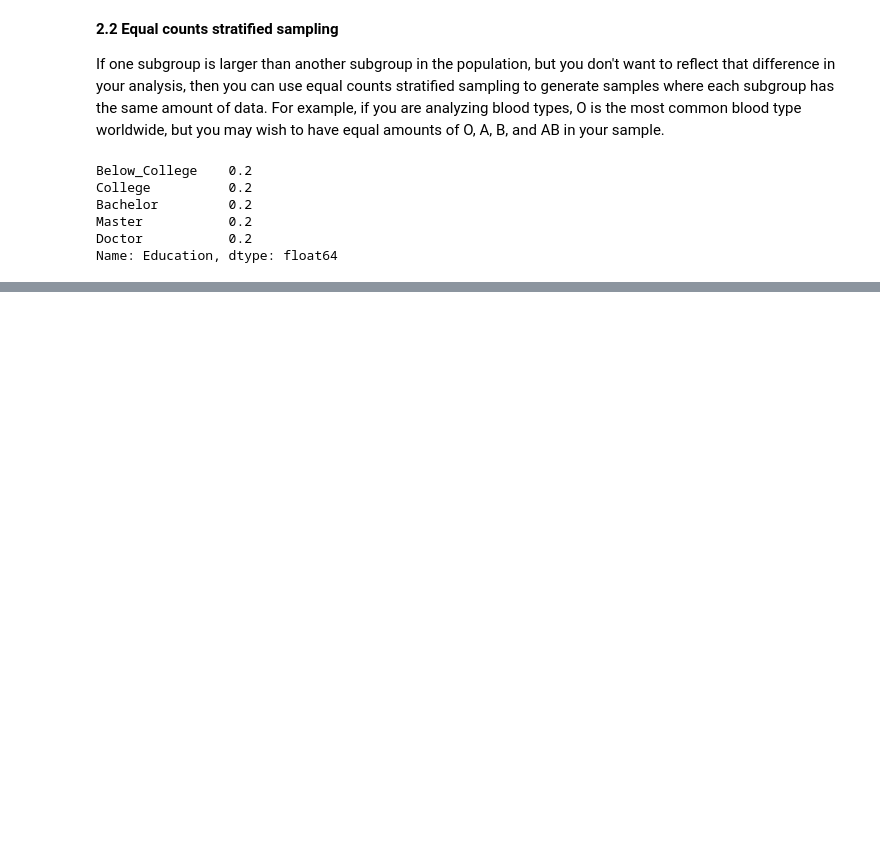
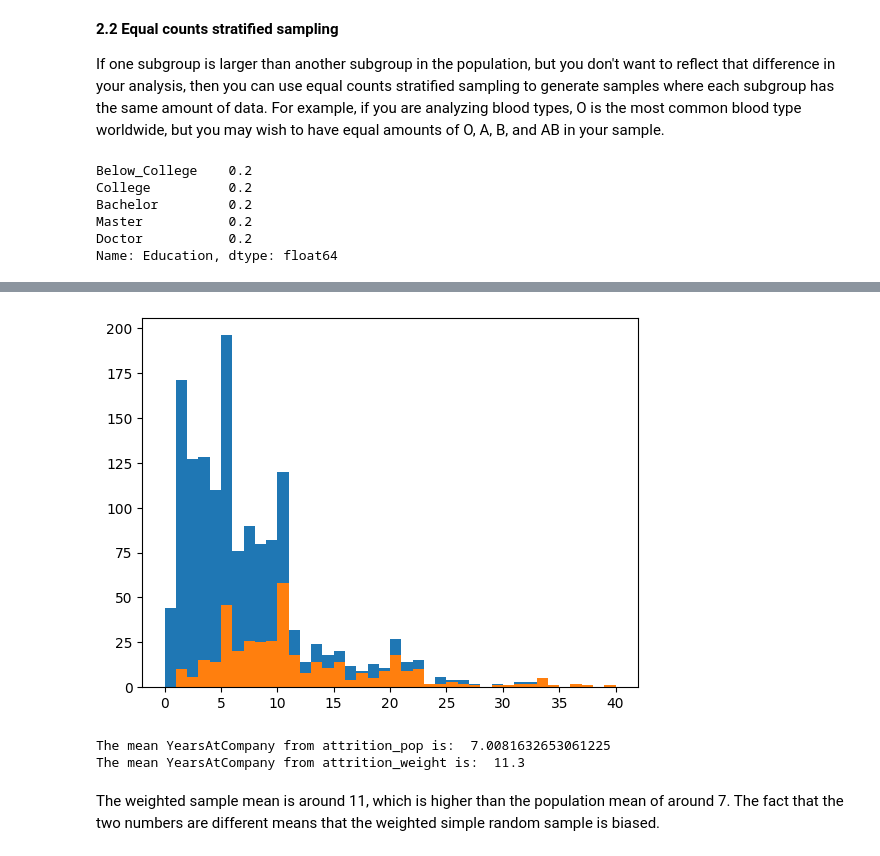
Before and after one commit to yazanhannun/Sampling-in-Python, a Jupyter notebook: 2_Sampling Methods.ipynb, the cells around one changed output, grey strips where cells are left out. Saved outputs shown, nothing was run; the diff lists cells and outputs as text; code cells hidden in the pictures; blank space fills up the shorter version.

```diff
--- a/2_Sampling Methods.ipynb
+++ b/2_Sampling Methods.ipynb
@@ -231,0 +276,16 @@ Name: Education, dtype: float64
+# %%
+# Plot YearsAtCompany from attrition_pop as a histogram
+plt.style.use("default")
+fig, ax = plt.subplots()
+ax.hist(attrition_pop['YearsAtCompany'], bins=np.arange(0, 41, 1))
+ax.hist(attrition_weight['YearsAtCompany'], bins=np.arange(0, 41, 1))
+plt.show()
+
+print('The mean YearsAtCompany from attrition_pop is: ', attrition_pop['YearsAtCompany'].mean())
+print('The mean YearsAtCompany from attrition_weight is: ', attrition_weight['YearsAtCompany'].mean())
+# %% [output]
+[figure, added]
+The mean YearsAtCompany from attrition_pop is:  7.0081632653061225
+The mean YearsAtCompany from attrition_weight is:  11.3
+# %% [markdown]
+The weighted sample mean is around 11, which is higher than the population mean of around 7. The fact that the two numbers are different means that the weighted simple random sample is biased.
```
Also changed, not shown: parts of 8 cells of this notebook.
